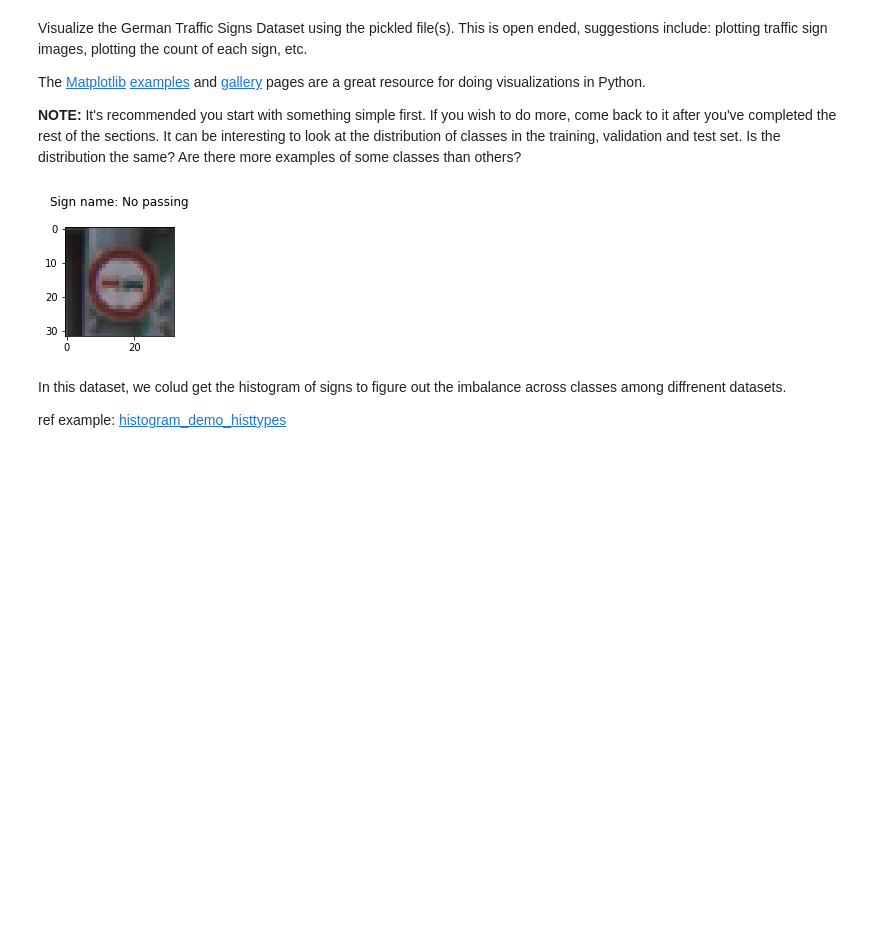
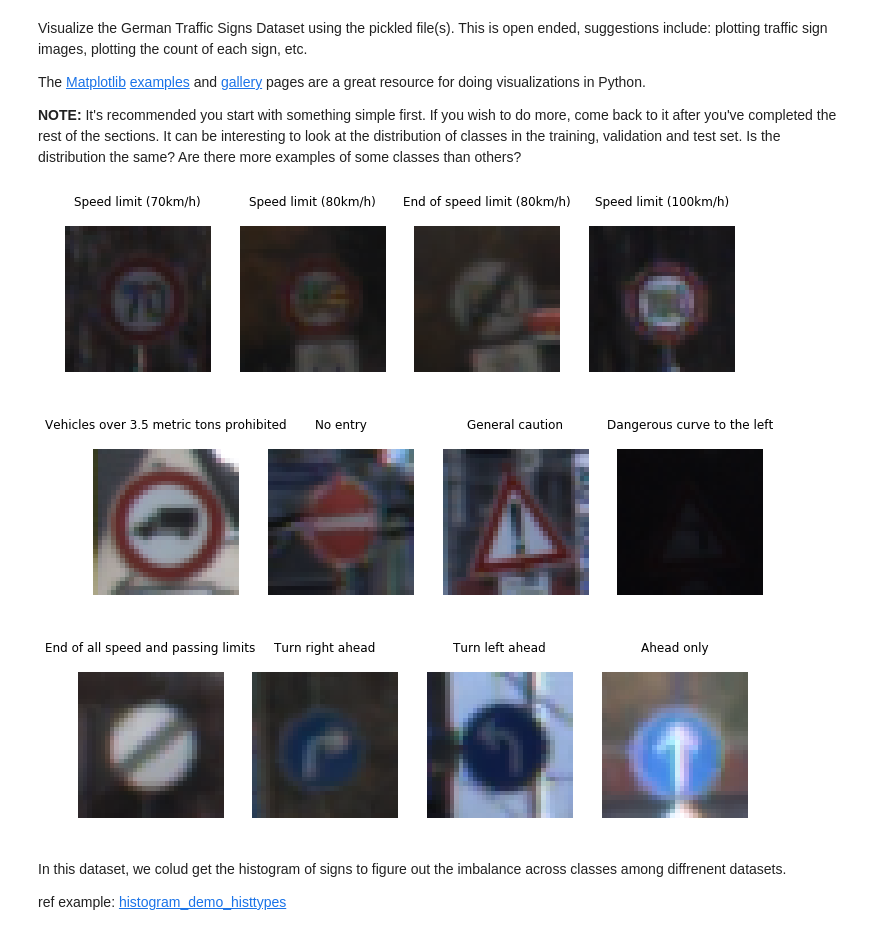
Before and after one commit to hapuhundre/Traffic_Sign_Classifier, a Jupyter notebook: Traffic_Sign_Classifier.ipynb, the cells around one changed output. Drawn from its saved outputs; the diff is of its cells as text; code cells hidden in the pictures; blank space fills up the shorter version.

Commit message:
trained model

```diff
--- a/Traffic_Sign_Classifier.ipynb
+++ b/Traffic_Sign_Classifier.ipynb
@@ -122,19 +106,30 @@ The [Matplotlib](http://matplotlib.org/) [examples](http://matplotlib.org/exampl
 # %%
 ### Data exploration visualization code goes here.
 ### Feel free to use as many code cells as needed.
-
+import matplotlib.pyplot as plt
+import matplotlib.gridspec as gridspec
+%matplotlib inline
 # Visualizations will be shown in the notebook.
 %matplotlib inline
 
-index = random.randint(0, len(X_train))
-image = X_train[index].squeeze()
-
-plt.figure(figsize=(2,2))
-plt.imshow(image)
-plt.title("Sign name: "+sign_names[y_train[index]])
-plt.show()
+def img4(st):
+    num_of_samples=[]
+    plt.figure(figsize=(12, 16.5))
+    for i in range(st, st+4):
+        plt.subplot(1, 4, i-st+1)
+        x_selected = X_train[y_train == i]
+        plt.imshow(x_selected[0, :, :, :]) #draw the first image of each class
+        plt.title(sign_names[i])
+        plt.axis('off')
+        num_of_samples.append(len(x_selected))
+    plt.show()
+img4(4)
+img4(16)
+img4(32)
 # %% [output]
-[figure, old version]
+[figure, new version]
+[figure, added]
+[figure, added]
 # %% [markdown]
 In this dataset, we colud get the histogram of signs to figure out the imbalance across classes among diffrenent datasets.
 
```
Also changed, not shown: parts of 28 cells of this notebook, 3 other files.
